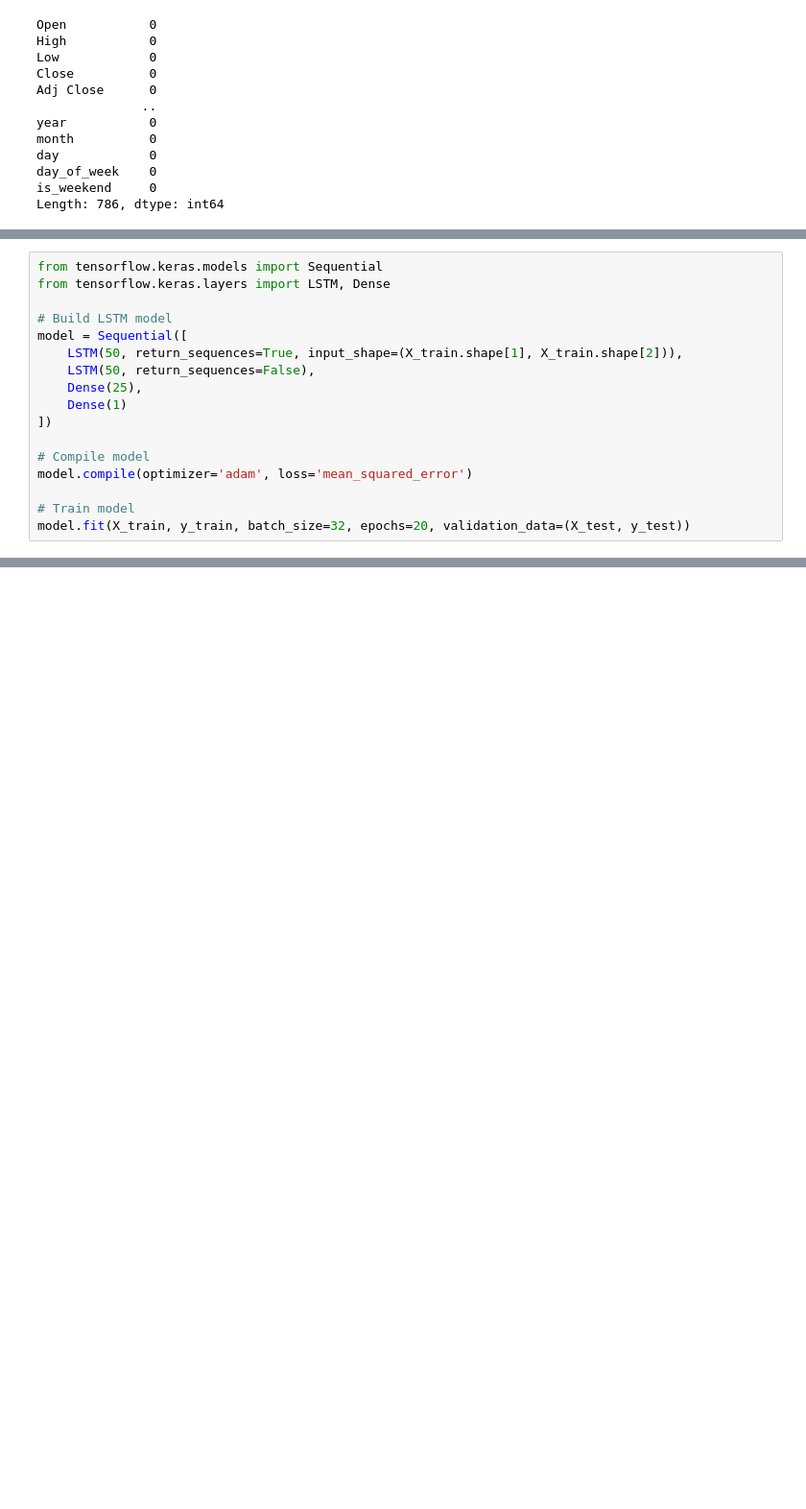
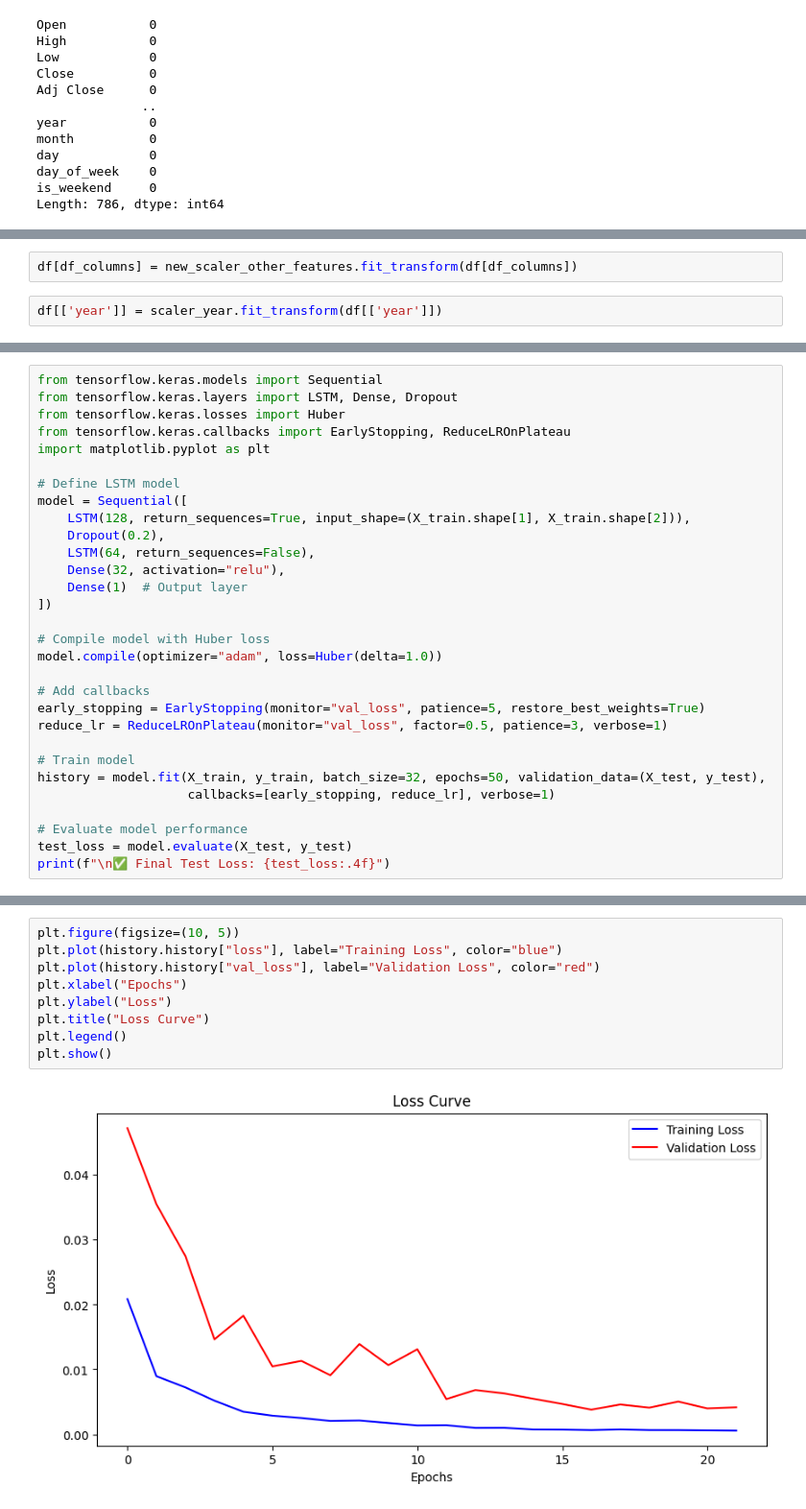
Before and after one commit to Pallavi5775/stock_data_prediction, a Jupyter notebook: model_scaling_sheet.ipynb, the cells around one changed output, grey strips where cells are left out. Shown at 96% size. Saved outputs shown, nothing was run; the diff lists cells and outputs as text; blank space fills up the shorter version.

```diff
--- a/model_scaling_sheet.ipynb
+++ b/model_scaling_sheet.ipynb
@@ -129,0 +141,4 @@ print("✅ Scaler has been updated and saved successfully!")
+# %%
+df[df_columns] = new_scaler_other_features.fit_transform(df[df_columns])
+# %%
+df[['year']] = scaler_year.fit_transform(df[['year']])
@@ -156,18 +249,31 @@ Train Shape: (919, 60, 786), Test Shape: (230, 60, 786)
 # %%
 from tensorflow.keras.models import Sequential
-from tensorflow.keras.layers import LSTM, Dense
+from tensorflow.keras.layers import LSTM, Dense, Dropout
+from tensorflow.keras.losses import Huber
+from tensorflow.keras.callbacks import EarlyStopping, ReduceLROnPlateau
+import matplotlib.pyplot as plt
 
-# Build LSTM model
+# Define LSTM model
 model = Sequential([
-    LSTM(50, return_sequences=True, input_shape=(X_train.shape[1], X_train.shape[2])),
-    LSTM(50, return_sequences=False),
-    Dense(25),
-    Dense(1)
+    LSTM(128, return_sequences=True, input_shape=(X_train.shape[1], X_train.shape[2])),
+    Dropout(0.2),
+    LSTM(64, return_sequences=False),
+    Dense(32, activation="relu"),
+    Dense(1)  # Output layer
 ])
 
-# Compile model
-model.compile(optimizer='adam', loss='mean_squared_error')
+# Compile model with Huber loss
+model.compile(optimizer="adam", loss=Huber(delta=1.0))
+
+# Add callbacks
+early_stopping = EarlyStopping(monitor="val_loss", patience=5, restore_best_weights=True)
+reduce_lr = ReduceLROnPlateau(monitor="val_loss", factor=0.5, patience=3, verbose=1)
 
 # Train model
-model.fit(X_train, y_train, batch_size=32, epochs=20, validation_data=(X_test, y_test))
+history = model.fit(X_train, y_train, batch_size=32, epochs=50, validation_data=(X_test, y_test),
+                    callbacks=[early_stopping, reduce_lr], verbose=1)
+
+# Evaluate model performance
+test_loss = model.evaluate(X_test, y_test)
+print(f"\n✅ Final Test Loss: {test_loss:.4f}")
 # %% [output]
@@ -213 +298,12 @@ features
+# %%
+plt.figure(figsize=(10, 5))
+plt.plot(history.history["loss"], label="Training Loss", color="blue")
+plt.plot(history.history["val_loss"], label="Validation Loss", color="red")
+plt.xlabel("Epochs")
+plt.ylabel("Loss")
+plt.title("Loss Curve")
+plt.legend()
+plt.show()
+# %% [output]
+[figure, added]
 # %%
```
Also changed, not shown: parts of 26 cells of this notebook, 3 other files.
